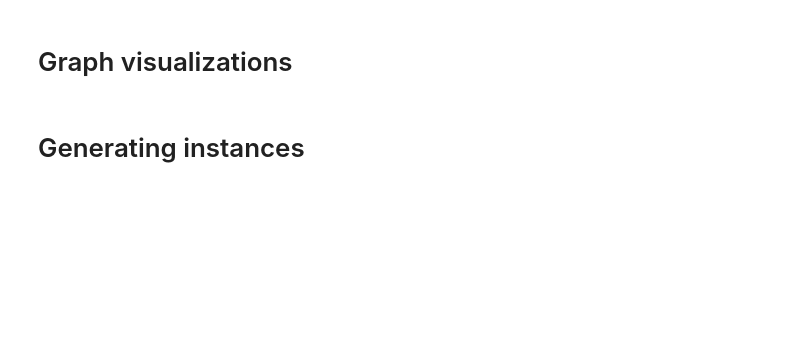
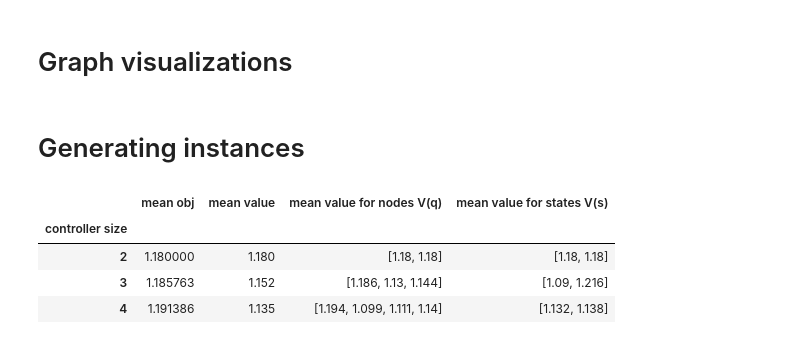
Before and after one commit to malikbf5/FSC-optimization, a Jupyter notebook: Bernoulli Bandits/Bernoulli Bandits.ipynb, the cells around one changed output. Drawn from its saved outputs; the diff is of its cells as text; code cells hidden in the pictures; blank space fills up the shorter version.

```diff
--- a/Bernoulli Bandits/Bernoulli Bandits.ipynb
+++ b/Bernoulli Bandits/Bernoulli Bandits.ipynb
@@ -229,0 +236,6 @@ newmodel, vwsls2, adf2, ndf2 = win_stay_lose_shift_2_init(newmodel)
+# %%
+num_nodes = 4
+newmodel = qclp_formulation(num_states, num_actions, num_observations, num_nodes, b0, gamma, state_transition_model, reward_model, observation_model)
+newmodel, vwsls4, adf4, ndf4 = win_stay_lose_shift_4_init(newmodel)
+vwsls4
+# display_df(vdf = vwsls4, adf = adf4, ndf = ndf4)
@@ -511,9 +528,8 @@ def opt_instances(num_nodes_list, num_instances_for_each_numnodes,num_states, nu
         sol[num_node]["mean value"] = round(sum(sol[num_node][instance]["mean value"]
                                                 for instance in range(num_instances_for_each_numnodes))
                                                 / num_instances_for_each_numnodes,3)
-        sol[num_node]["mean obj"] = round(sum(sol[num_node][instance]["objective"]
-                                                 for instance in range(num_instances_for_each_numnodes))
-                                                 / num_instances_for_each_numnodes,3)
+        sol[num_node]["mean obj"] = sum(sol[num_node][instance]["objective"]
+                                                 for instance in range(num_instances_for_each_numnodes)) / num_instances_for_each_numnodes
         # mean value for nodes for a given controller size over instances
         sol[num_node]["mean value for nodes"] = np.round(sum(np.array(
             sol[num_node][instance]["mean value for nodes"])
@@ -540,9 +556,15 @@ def opt_instances(num_nodes_list, num_instances_for_each_numnodes,num_states, nu
     sol["dataframe"].set_index("controller size", inplace=True)
     return sol
 # %%
-# number_instances = 1
-# controller_size_list = [2,3,4]
-# sol = opt_instances(controller_size_list, number_instances,num_states, num_actions, num_observations, b0, gamma, state_transition_model, reward_model, observation_model)
-# sol["dataframe"]
+number_instances = 10
+controller_size_list = [2,3,4]
+sol = opt_instances(controller_size_list, number_instances,num_states, num_actions, num_observations, b0, gamma, state_transition_model, reward_model, observation_model)
+sol["dataframe"]
+# %% [output]
+|  | mean obj | mean value | mean value for nodes V(q) | mean value for states V(s) |
+| controller size |  |  |  |  |
+| 2 | 1.180000 | 1.180 | [1.18, 1.18] | [1.18, 1.18] |
+| 3 | 1.185763 | 1.152 | [1.186, 1.13, 1.144] | [1.09, 1.216] |
+| 4 | 1.191386 | 1.135 | [1.194, 1.099, 1.111, 1.14] | [1.132, 1.138] |
 # %%
 # Value of controllers given a controller size
```
Also changed, not shown: parts of 9 cells of this notebook.
